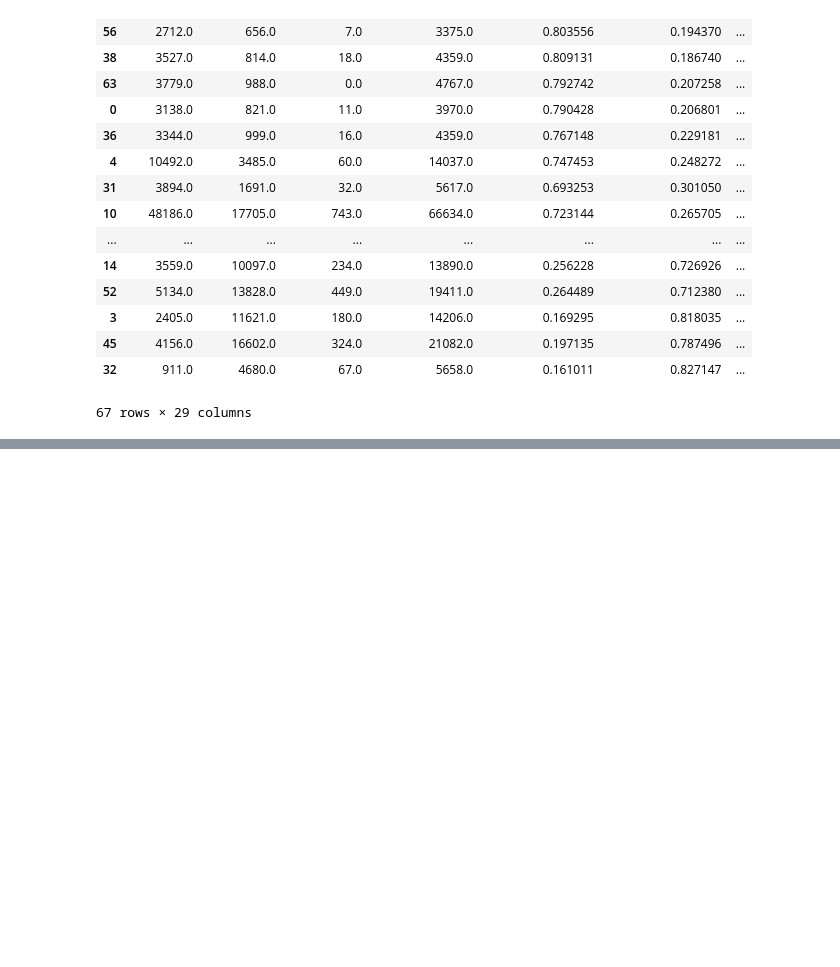
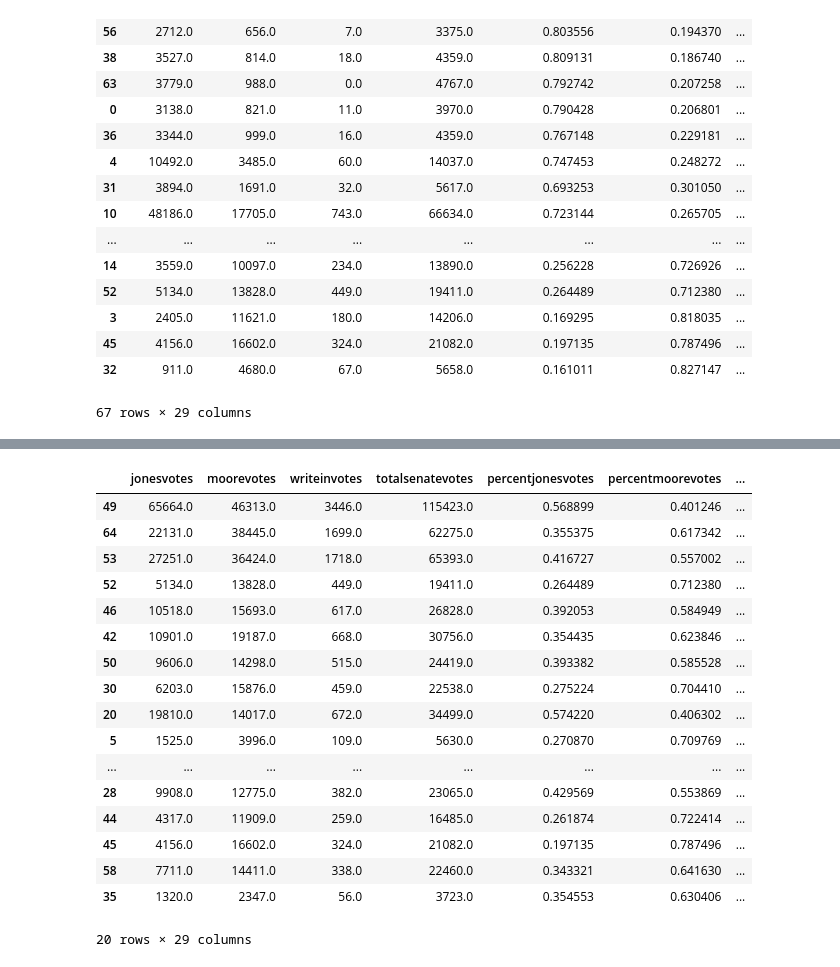
Before and after one commit to elbertwang3/alabamasenateelection, a Jupyter notebook: Untitled.ipynb, the cells around one changed output, grey strips where cells are left out. Saved outputs shown, nothing was run; the diff lists cells and outputs as text; code cells hidden in the pictures; blank space fills up the shorter version.

```diff
--- a/Untitled.ipynb
+++ b/Untitled.ipynb
@@ -345,0 +426,21 @@ counties.sort_values('percentblack2017', ascending=False)
+# %%
+counties.sort_values("percentwriteinvotes", ascending=False)[:20]
+# %% [output]
+|  | jonesvotes | moorevotes | writeinvotes | totalsenatevotes | percentjonesvotes | percentmoorevotes | ... |
+| 49 | 65664.0 | 46313.0 | 3446.0 | 115423.0 | 0.568899 | 0.401246 | ... |
+| 64 | 22131.0 | 38445.0 | 1699.0 | 62275.0 | 0.355375 | 0.617342 | ... |
+| 53 | 27251.0 | 36424.0 | 1718.0 | 65393.0 | 0.416727 | 0.557002 | ... |
+| 52 | 5134.0 | 13828.0 | 449.0 | 19411.0 | 0.264489 | 0.712380 | ... |
+| 46 | 10518.0 | 15693.0 | 617.0 | 26828.0 | 0.392053 | 0.584949 | ... |
+| 42 | 10901.0 | 19187.0 | 668.0 | 30756.0 | 0.354435 | 0.623846 | ... |
+| 50 | 9606.0 | 14298.0 | 515.0 | 24419.0 | 0.393382 | 0.585528 | ... |
+| 30 | 6203.0 | 15876.0 | 459.0 | 22538.0 | 0.275224 | 0.704410 | ... |
+| 20 | 19810.0 | 14017.0 | 672.0 | 34499.0 | 0.574220 | 0.406302 | ... |
+| 5 | 1525.0 | 3996.0 | 109.0 | 5630.0 | 0.270870 | 0.709769 | ... |
+| ... | ... | ... | ... | ... | ... | ... | ... |
+| 28 | 9908.0 | 12775.0 | 382.0 | 23065.0 | 0.429569 | 0.553869 | ... |
+| 44 | 4317.0 | 11909.0 | 259.0 | 16485.0 | 0.261874 | 0.722414 | ... |
+| 45 | 4156.0 | 16602.0 | 324.0 | 21082.0 | 0.197135 | 0.787496 | ... |
+| 58 | 7711.0 | 14411.0 | 338.0 | 22460.0 | 0.343321 | 0.641630 | ... |
+| 35 | 1320.0 | 2347.0 | 56.0 | 3723.0 | 0.354553 | 0.630406 | ... |
+20 rows × 29 columns
```
Also changed, not shown: parts of 5 cells of this notebook, 9 other files.
